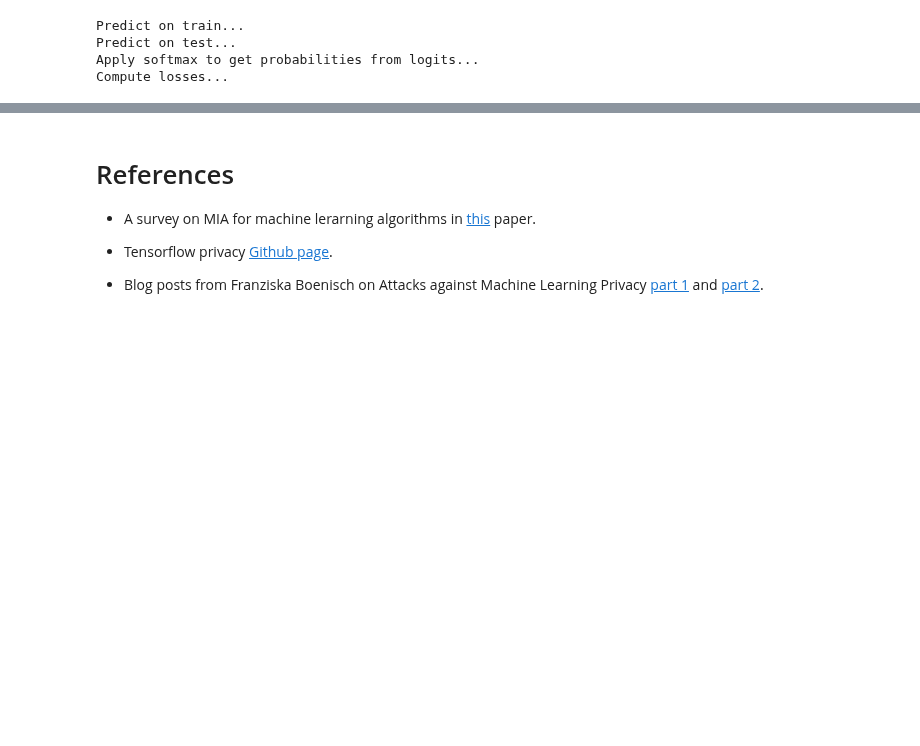
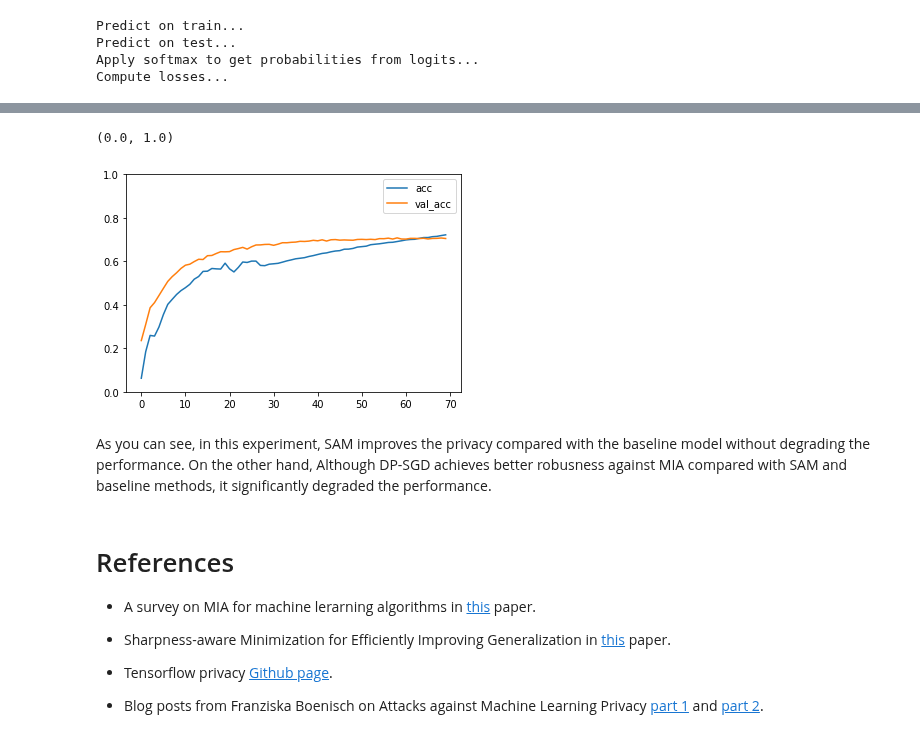
Before and after one commit to VectorInstitute/PETs-Bootcamp, a Jupyter notebook: Membership_Inference_Attacks/Membership_Inference_Attacks_with_Tensorflow_Privacy.ipynb, the cells around one changed output, grey strips where cells are left out. Cells and saved outputs as stored; diff of their text form; code cells hidden in the pictures; blank space fills up the shorter version.

Commit message:
Cleaned and prepared for release-SAM was added and benchmarked against MIA

```diff
--- a/Membership_Inference_Attacks/Membership_Inference_Attacks_with_Tensorflow_Privacy.ipynb
+++ b/Membership_Inference_Attacks/Membership_Inference_Attacks_with_Tensorflow_Privacy.ipynb
@@ -570,0 +617,4 @@ Figure(432x288)
+# %%
+# make the CNN with the "make_CNN" function created above.
+model = make_CNN()
+model.summary()
@@ -570,0 +724,6 @@ Figure(432x288)
+# %%
+learning_rate=.0005
+epochs=70
+optimizer = tf.keras.optimizers.Adam(learning_rate=learning_rate)
+SAM_model = SAM(model = model)
+SAM_model.compile(optimizer=optimizer)
@@ -570,0 +738,2 @@ Figure(432x288)
+# %%
+history=SAM_model.fit(train_data,train_labels,  epochs=epochs,batch_size=128,validation_data=(test_data, test_labels))
@@ -571,8 +840,19 @@ Figure(432x288)
+# %%
+# plot accuracy for the first model
+plt.plot(history.history['classification_accuracy'], label='acc')
+plt.plot(history.history['val_classification_accuracy'], label='val_acc')
+plt.legend();
+plt.ylim(0,1)
+# %% [output]
+(0.0, 1.0)
+[figure, added]
+# %% [markdown]
+As you can see, in this experiment, SAM improves the privacy compared with the baseline model without degrading the performance. On the other hand, Although DP-SGD achieves better robusness against MIA compared with SAM and baseline methods, it significantly degraded the performance.
 # %% [markdown]
 # References
 
 * A survey on MIA for machine lerarning algorithms in [this](https://arxiv.org/abs/2103.07853) paper.
-
+* Sharpness-aware Minimization for Efficiently Improving Generalization in [this](https://openreview.net/forum?id=6Tm1mposlrM) paper.
 * Tensorflow privacy [Github page](https://github.com/tensorflow/privacy/tree/master/tensorflow_privacy/privacy/privacy_tests/membership_inference_attack).
 
 * Blog posts from Franziska Boenisch on Attacks against Machine Learning Privacy [part 1](https://franziska-boenisch.de/posts/2020/12/model-inversion/) and [part 2](https://franziska-boenisch.de/posts/2021/01/membership-inference/).
```
Also changed, not shown: parts of 39 cells of this notebook.
